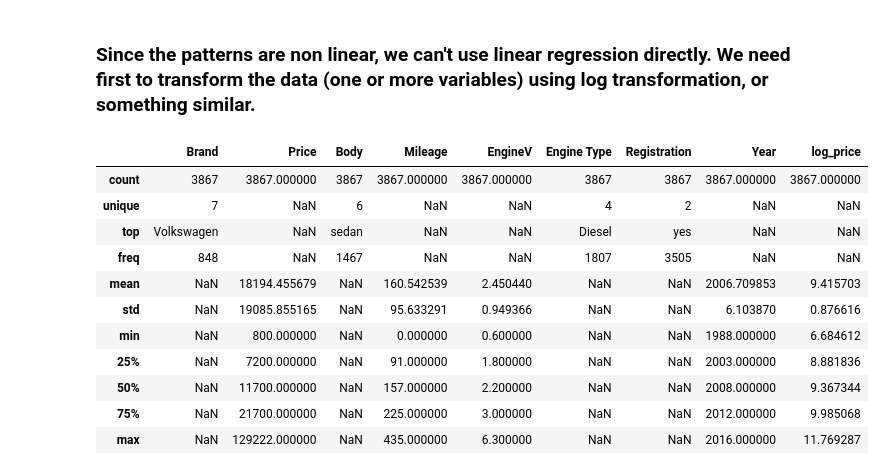
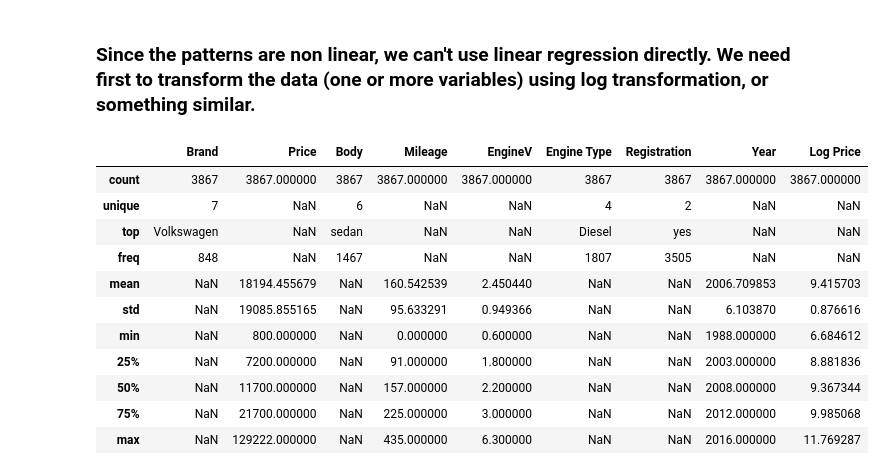
Before and after one commit to eliabev/Data_Science_Courses, a Jupyter notebook: udemy_bootcamp/pratical/linear_regression/pratical_example.ipynb, the cells around one changed output. Saved outputs shown, nothing was run; the diff lists cells and outputs as text; code cells hidden in the pictures.

```diff
--- a/udemy_bootcamp/pratical/linear_regression/pratical_example.ipynb
+++ b/udemy_bootcamp/pratical/linear_regression/pratical_example.ipynb
@@ -188,10 +188,10 @@ plt.show()
 ### Since the patterns are non linear, we can't use linear regression directly. We need first to transform the data (one or more variables) using log transformation, or something similar.
 # %%
 log_price = np.log(data_no_outlier['Price'])
-data_no_outlier['log_price'] = log_price
+data_no_outlier['Log Price'] = log_price
 data_no_outlier.describe(include='all')
 # %% [output]
-|  | Brand | Price | Body | Mileage | EngineV | Engine Type | Registration | Year | log_price |
+|  | Brand | Price | Body | Mileage | EngineV | Engine Type | Registration | Year | Log Price |
 | count | 3867 | 3867.000000 | 3867 | 3867.000000 | 3867.000000 | 3867 | 3867 | 3867.000000 | 3867.000000 |
 | unique | 7 | NaN | 6 | NaN | NaN | 4 | 2 | NaN | NaN |
 | top | Volkswagen | NaN | sedan | NaN | NaN | Diesel | yes | NaN | NaN |
```
Also changed, not shown: parts of 10 cells of this notebook, 2 other files.
